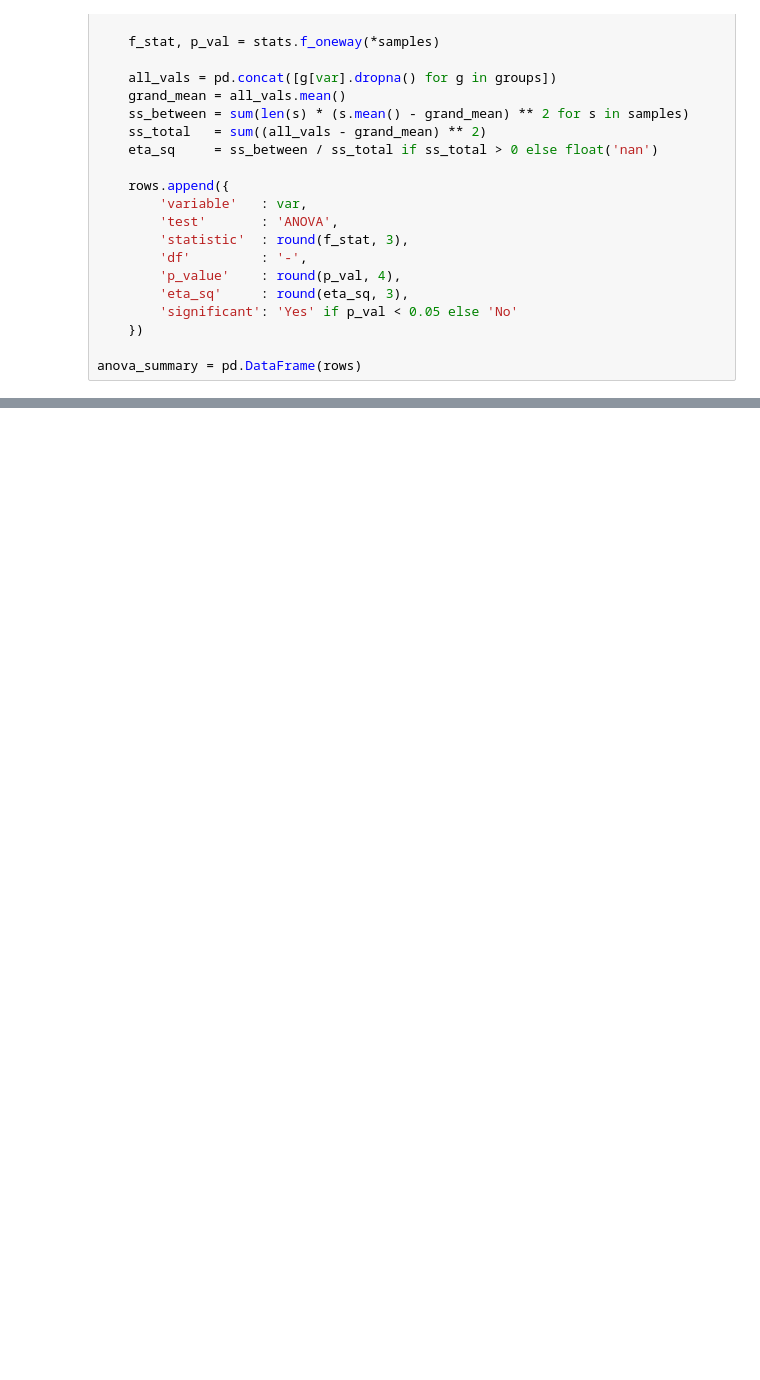
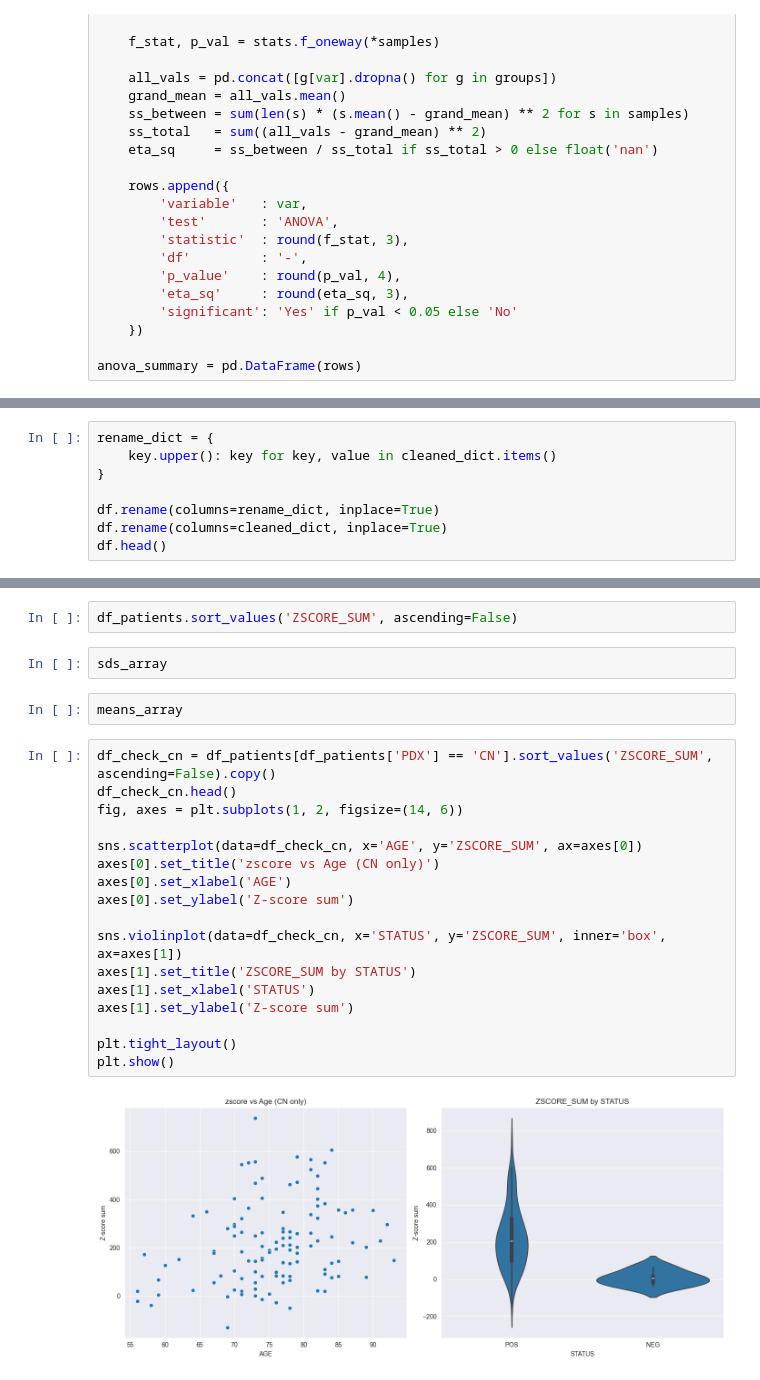
Before and after one commit to shakkyaNV/NetworkModels, a Jupyter notebook: Project1/A3/average_local_props.ipynb, the cells around one changed output, grey strips where cells are left out. Drawn from its saved outputs; the diff is of its cells as text; blank space fills up the shorter version.

```diff
--- a/Project1/A3/average_local_props.ipynb
+++ b/Project1/A3/average_local_props.ipynb
@@ -447,0 +495,8 @@ status & chi-square & 419.109000 & 2 & 0.000000 & Yes \\
+# %%
+rename_dict = {
+    key.upper(): key for key, value in cleaned_dict.items()
+}
+
+df.rename(columns=rename_dict, inplace=True)
+df.rename(columns=cleaned_dict, inplace=True)
+df.head()
@@ -447,0 +562,25 @@ status & chi-square & 419.109000 & 2 & 0.000000 & Yes \\
+# %%
+df_patients.sort_values('ZSCORE_SUM', ascending=False)
+# %%
+sds_array
+# %%
+means_array
+# %%
+df_check_cn = df_patients[df_patients['PDX'] == 'CN'].sort_values('ZSCORE_SUM', ascending=False).copy()
+df_check_cn.head()
+fig, axes = plt.subplots(1, 2, figsize=(14, 6))
+
+sns.scatterplot(data=df_check_cn, x='AGE', y='ZSCORE_SUM', ax=axes[0])
+axes[0].set_title('zscore vs Age (CN only)')
+axes[0].set_xlabel('AGE')
+axes[0].set_ylabel('Z-score sum')
+
+sns.violinplot(data=df_check_cn, x='STATUS', y='ZSCORE_SUM', inner='box', ax=axes[1])
+axes[1].set_title('ZSCORE_SUM by STATUS')
+axes[1].set_xlabel('STATUS')
+axes[1].set_ylabel('Z-score sum')
+
+plt.tight_layout()
+plt.show()
+# %% [output]
+[figure, added]
```
Also changed, not shown: parts of 22 cells of this notebook.
